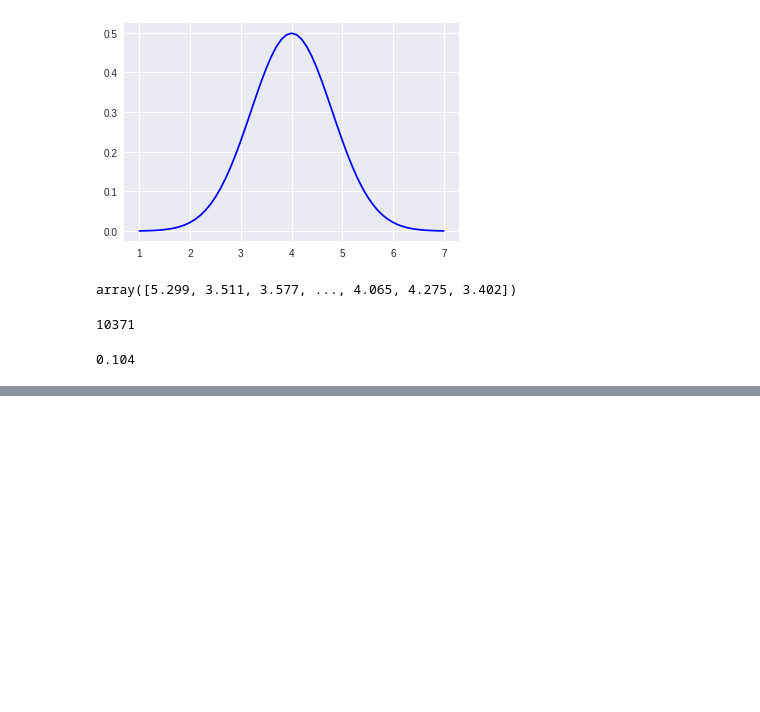
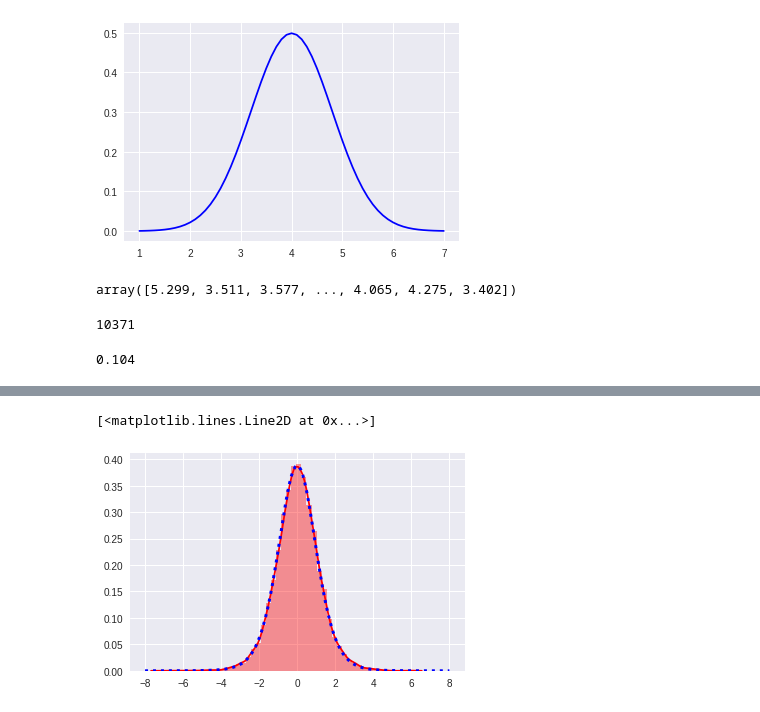
Before and after one commit to kintarou/django-starter, a Jupyter notebook: cumulative_distribution.ipynb, the cells around one changed output, grey strips where cells are left out. Cells and saved outputs as stored; diff of their text form; code cells hidden in the pictures; blank space fills up the shorter version.

```diff
--- a/cumulative_distribution.ipynb
+++ b/cumulative_distribution.ipynb
@@ -56,0 +101,6 @@ sp.sum(simulated_sample<=3)/len(simulated_sample)
+# %%
+sns.distplot(t_value_array,color='red',norm_hist=True)
+plt.plot(x,stats.t.pdf(x=x,df=9),color='blue',linestyle='dotted',linewidth=3)
+# %% [output]
+[<matplotlib.lines.Line2D at 0x...>]
+[figure, added]
```
Also changed, not shown: parts of 8 cells of this notebook.
